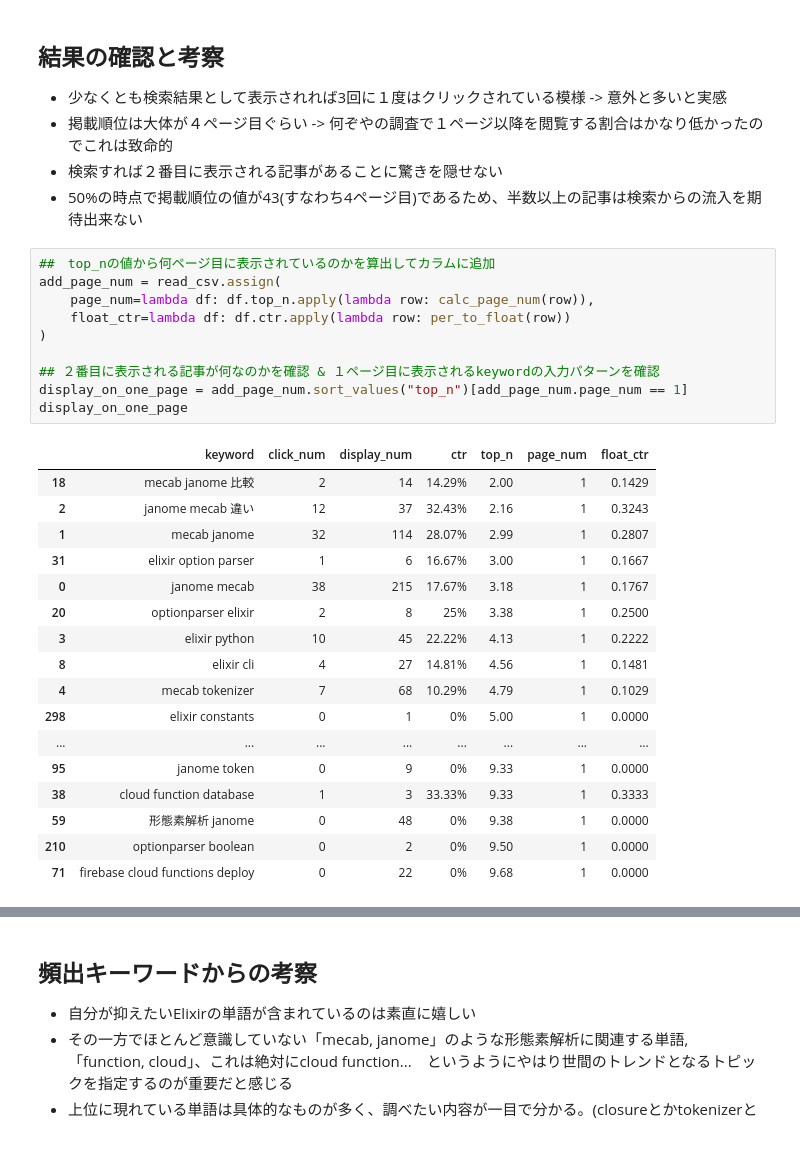
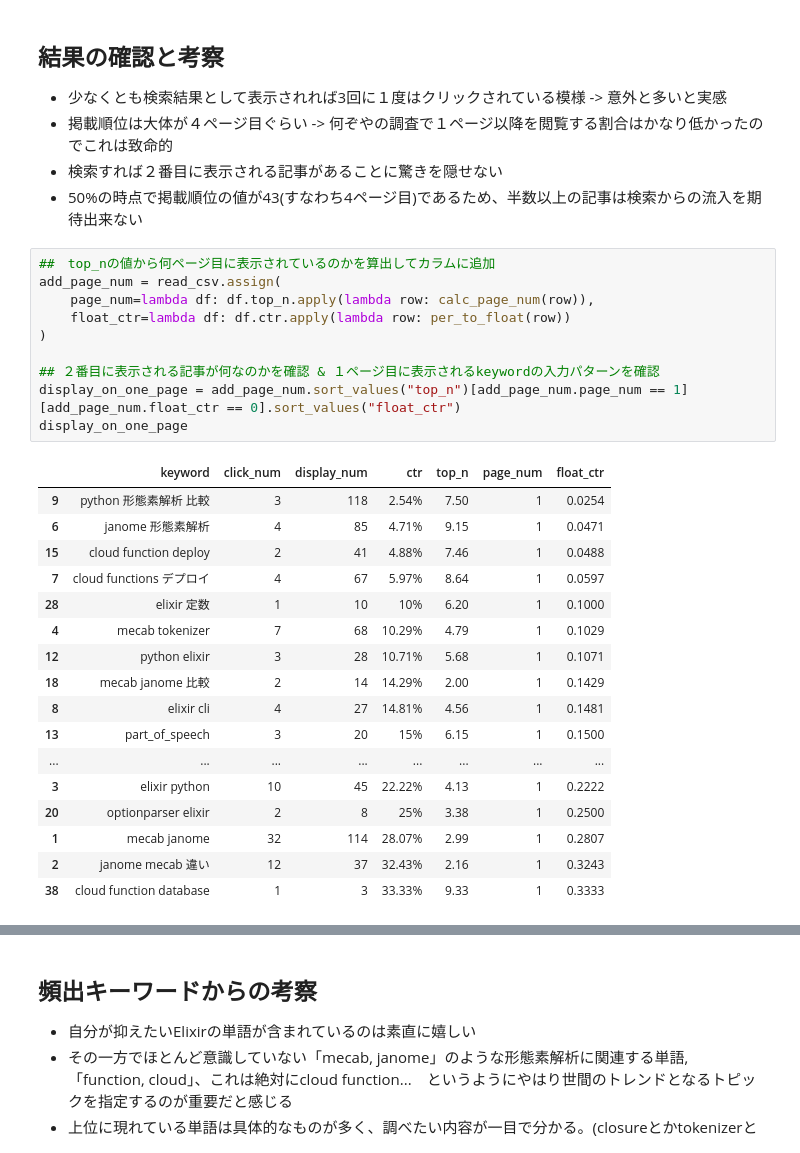
Before and after one commit to okabe-yuya/blog_monetize, a Jupyter notebook: src/basic_analyze.ipynb, the cells around one changed output, grey strips where cells are left out. Saved outputs shown, nothing was run; the diff lists cells and outputs as text.

```diff
--- a/src/basic_analyze.ipynb
+++ b/src/basic_analyze.ipynb
@@ -123,29 +131,29 @@ display_describe(read_csv)
 # %%
 ##　top_nの値から何ページ目に表示されているのかを算出してカラムに追加
 add_page_num = read_csv.assign(
     page_num=lambda df: df.top_n.apply(lambda row: calc_page_num(row)),
     float_ctr=lambda df: df.ctr.apply(lambda row: per_to_float(row))
 )
 
 ## ２番目に表示される記事が何なのかを確認 & １ページ目に表示されるkeywordの入力パターンを確認
-display_on_one_page = add_page_num.sort_values("top_n")[add_page_num.page_num == 1]
+display_on_one_page = add_page_num.sort_values("top_n")[add_page_num.page_num == 1][add_page_num.float_ctr == 0].sort_values("float_ctr")
 display_on_one_page
 # %% [output]
 |  | keyword | click_num | display_num | ctr | top_n | page_num | float_ctr |
+| 9 | python 形態素解析 比較 | 3 | 118 | 2.54% | 7.50 | 1 | 0.0254 |
+| 6 | janome 形態素解析 | 4 | 85 | 4.71% | 9.15 | 1 | 0.0471 |
+| 15 | cloud function deploy | 2 | 41 | 4.88% | 7.46 | 1 | 0.0488 |
+| 7 | cloud functions デプロイ | 4 | 67 | 5.97% | 8.64 | 1 | 0.0597 |
+| 28 | elixir 定数 | 1 | 10 | 10% | 6.20 | 1 | 0.1000 |
+| 4 | mecab tokenizer | 7 | 68 | 10.29% | 4.79 | 1 | 0.1029 |
+| 12 | python elixir | 3 | 28 | 10.71% | 5.68 | 1 | 0.1071 |
 | 18 | mecab janome 比較 | 2 | 14 | 14.29% | 2.00 | 1 | 0.1429 |
+| 8 | elixir cli | 4 | 27 | 14.81% | 4.56 | 1 | 0.1481 |
+| 13 | part_of_speech | 3 | 20 | 15% | 6.15 | 1 | 0.1500 |
+| ... | ... | ... | ... | ... | ... | ... | ... |
+| 3 | elixir python | 10 | 45 | 22.22% | 4.13 | 1 | 0.2222 |
+| 20 | optionparser elixir | 2 | 8 | 25% | 3.38 | 1 | 0.2500 |
+| 1 | mecab janome | 32 | 114 | 28.07% | 2.99 | 1 | 0.2807 |
 | 2 | janome mecab 違い | 12 | 37 | 32.43% | 2.16 | 1 | 0.3243 |
-| 1 | mecab janome | 32 | 114 | 28.07% | 2.99 | 1 | 0.2807 |
-| 31 | elixir option parser | 1 | 6 | 16.67% | 3.00 | 1 | 0.1667 |
-| 0 | janome mecab | 38 | 215 | 17.67% | 3.18 | 1 | 0.1767 |
-| 20 | optionparser elixir | 2 | 8 | 25% | 3.38 | 1 | 0.2500 |
-| 3 | elixir python | 10 | 45 | 22.22% | 4.13 | 1 | 0.2222 |
-| 8 | elixir cli | 4 | 27 | 14.81% | 4.56 | 1 | 0.1481 |
-| 4 | mecab tokenizer | 7 | 68 | 10.29% | 4.79 | 1 | 0.1029 |
-| 298 | elixir constants | 0 | 1 | 0% | 5.00 | 1 | 0.0000 |
-| ... | ... | ... | ... | ... | ... | ... | ... |
-| 95 | janome token | 0 | 9 | 0% | 9.33 | 1 | 0.0000 |
 | 38 | cloud function database | 1 | 3 | 33.33% | 9.33 | 1 | 0.3333 |
-| 59 | 形態素解析 janome | 0 | 48 | 0% | 9.38 | 1 | 0.0000 |
-| 210 | optionparser boolean | 0 | 2 | 0% | 9.50 | 1 | 0.0000 |
-| 71 | firebase cloud functions deploy | 0 | 22 | 0% | 9.68 | 1 | 0.0000 |
 # %%
```
Also changed, not shown: parts of 15 cells of this notebook.
